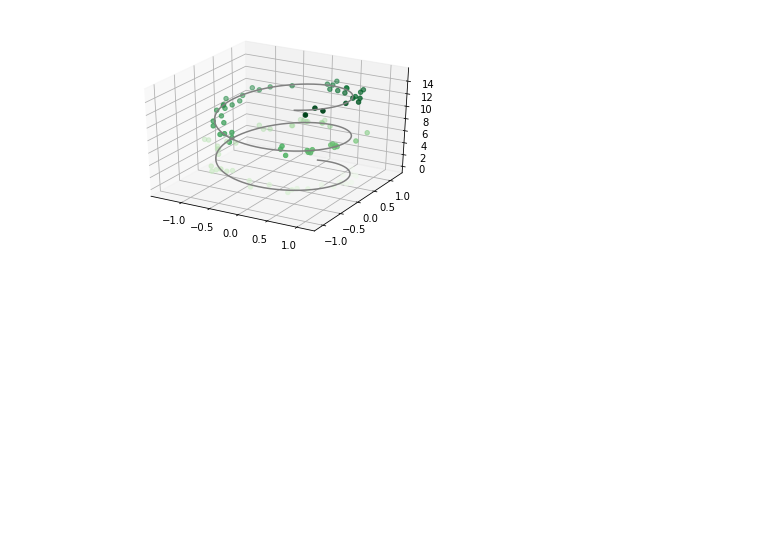
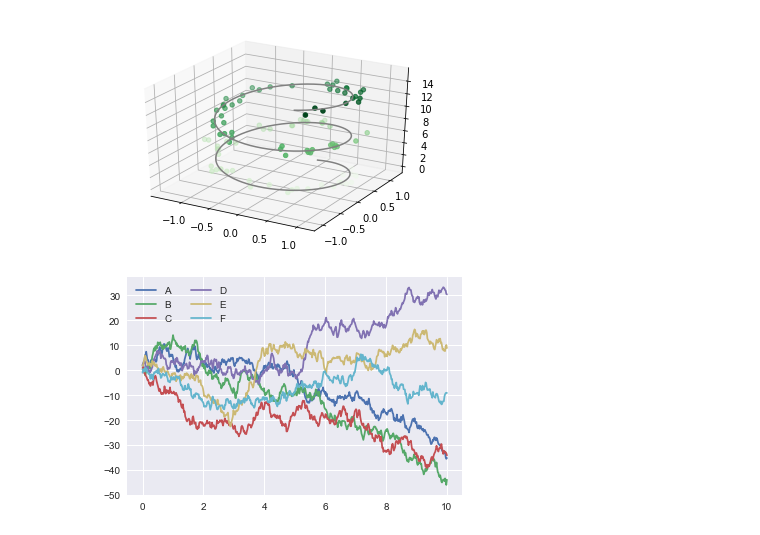
Before and after one commit to aijiajia/million-eyes, a Jupyter notebook: Books/python数学科学手册/第4章Matplotlib数据可视化.ipynb, the cells around one changed output. Cells and saved outputs as stored; diff of their text form; code cells hidden in the pictures; blank space fills up the shorter version.

```diff
--- a/Books/python数学科学手册/第4章Matplotlib数据可视化.ipynb
+++ b/Books/python数学科学手册/第4章Matplotlib数据可视化.ipynb
@@ -167,3 +167,16 @@ ax.set_xlabel('x')
 ax.set_ylabel('y')
 ax.set_zlabel('z')
 plt.show()
+# %%
+import numpy as np
+import matplotlib.pyplot as plt
+import seaborn as sns
+sns.set()
+rng = np.random.RandomState(0)
+x = np.linspace(0, 10, 500)
+y = np.cumsum(rng.randn(500, 6), 0)
+plt.plot(x, y)
+plt.legend('ABCDEF', ncol=2, loc='upper left')
+plt.show()
+# %% [output]
+[figure, added]
```
Also changed, not shown: 12 other files.
